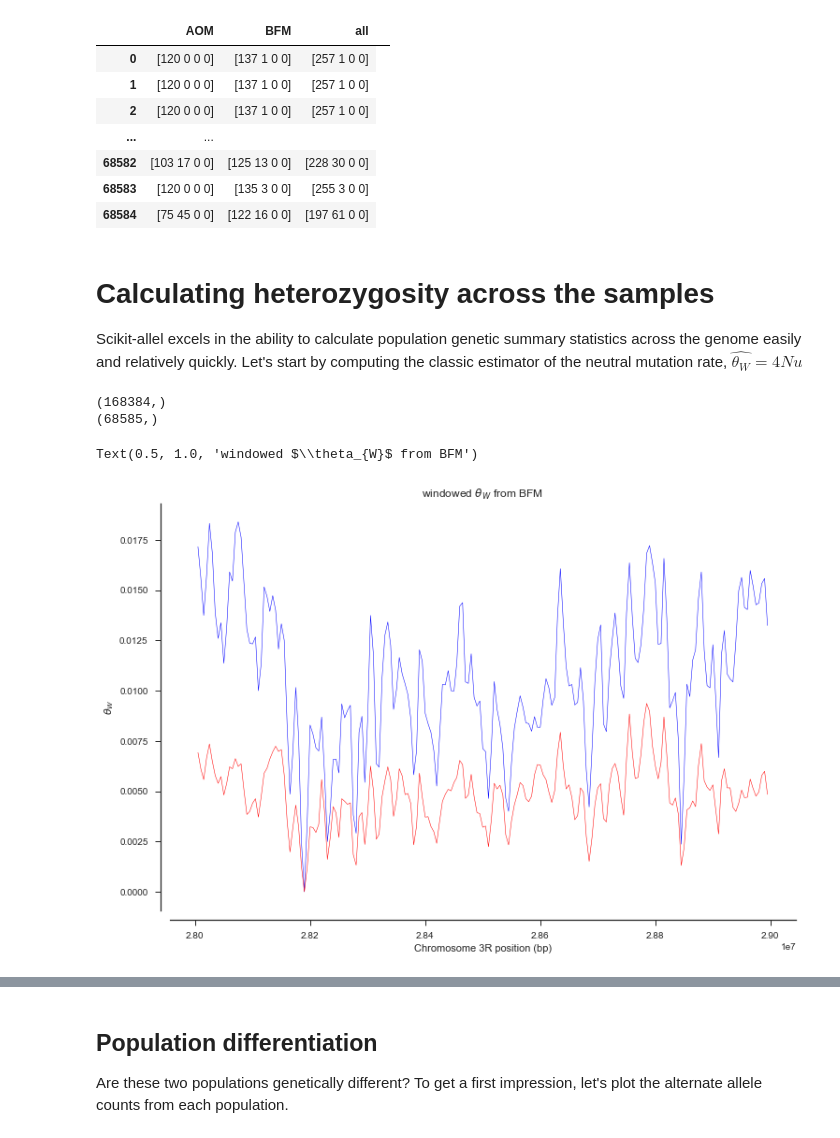
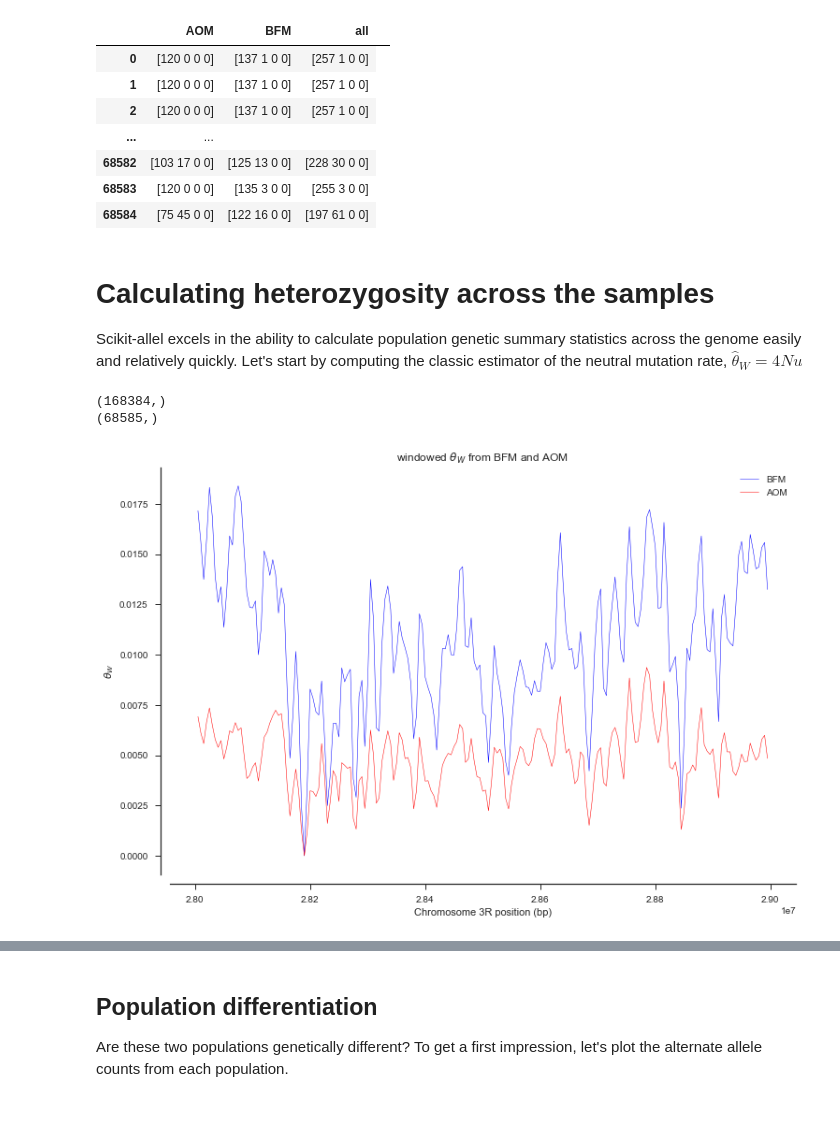
Before and after one commit to andrewkern/biol610, a Jupyter notebook: notebooks/lecture9.ipynb, the cells around one changed output, grey strips where cells are left out. Drawn from its saved outputs; the diff is of its cells as text; code cells hidden in the pictures.

```diff
--- a/notebooks/lecture9.ipynb
+++ b/notebooks/lecture9.ipynb
@@ -376,7 +376,7 @@ ac_seg
 | 68584 | [75 45 0 0] | [122 16 0 0] | [197 61 0 0] |
 # %% [markdown]
 # Calculating heterozygosity across the samples
-Scikit-allel excels in the ability to calculate population genetic summary statistics across the genome easily and relatively quickly. Let's start by computing the classic estimator of the neutral mutation rate, $\widehat{\theta_{W}} = 4Nu$
+Scikit-allel excels in the ability to calculate population genetic summary statistics across the genome easily and relatively quickly. Let's start by computing the classic estimator of the neutral mutation rate, $\widehat{\theta}_{W} = 4Nu$
 # %%
 pos_sub=np.array(variants['POS'])[variant_selection]
 pos_sub_seg = pos_sub[is_seg]
@@ -388,20 +388,21 @@ print(pos_sub_seg.shape)
 # %%
 chrom = "3R"
 blen = 10000
 fig, ax = plt.subplots(figsize=(12, 8))
 sns.despine(ax=ax, offset=10)
 theta_hat_w_bfm, windows, n_bases, counts = allel.windowed_watterson_theta(pos_sub_seg,ac_seg['BFM'],
                                 size=blen,step=blen // 2)
 theta_hat_w_aom, windows, n_bases, counts = allel.windowed_watterson_theta(pos_sub_seg,ac_seg['AOM'],
                                 size=blen,step=blen // 2)
 
 mids = (windows[:,1] + windows[:,0]) / 2
-ax.plot(mids,theta_hat_w_bfm, 'k-', lw=.5, color="blue")
-ax.plot(mids,theta_hat_w_aom, 'k-', lw=.5, color="red")
+ax.plot(mids,theta_hat_w_bfm, 'k-', lw=.5, color="blue",label="BFM")
+ax.plot(mids,theta_hat_w_aom, 'k-', lw=.5, color="red",label="AOM")
 
 ax.set_ylabel(r'$\theta_{W}$')
 ax.set_xlabel('Chromosome %s position (bp)' % chrom)
-ax.set_title('windowed 'r'$\theta_{W}$ from BFM')
+ax.set_title('windowed 'r'$\theta_{W}$ from BFM and AOM')
+ax.legend()
+plt.show()
 # %% [output]
-Text(0.5, 1.0, 'windowed $\\theta_{W}$ from BFM')
-[figure, old version]
+[figure, new version]
```
Also changed, not shown: parts of 6 cells of this notebook.
